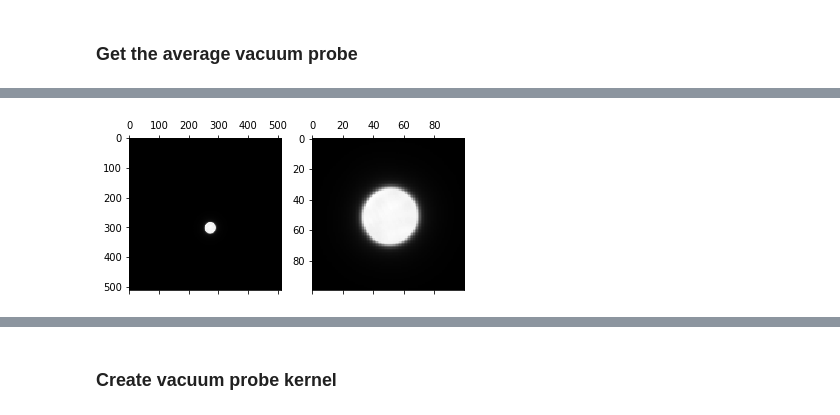
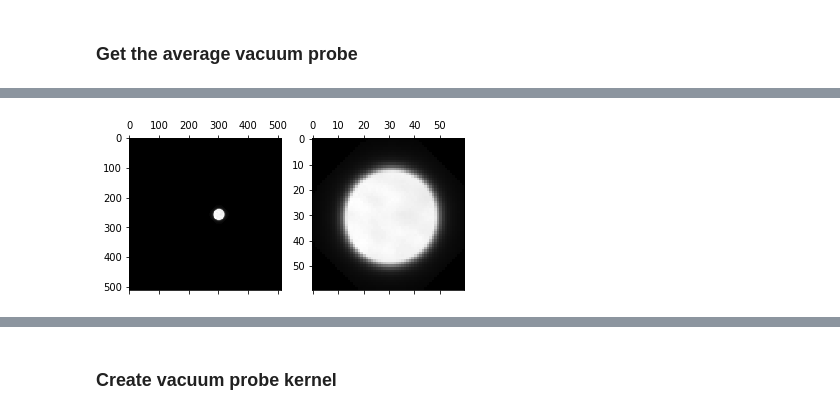
Before and after one commit to py4dstem/py4DSTEM, a Jupyter notebook: py4DSTEM/notebooks/workflow_demos/strain/Notebook1__get_vacuum_probe.ipynb, the cells around one changed output, grey strips where cells are left out. Cells and saved outputs as stored; diff of their text form; code cells hidden in the pictures.

```diff
--- a/py4DSTEM/notebooks/workflow_demos/strain/Notebook1__get_vacuum_probe.ipynb
+++ b/py4DSTEM/notebooks/workflow_demos/strain/Notebook1__get_vacuum_probe.ipynb
@@ -52,8 +50,8 @@ WARNING:hyperspy_gui_traitsui:The traitsui GUI elements are not available.
 # %%
 # Load data
-fp = "/home/ben/Data/20180905_FePO4_unlithiated/raw/Stack1_57x47+30nmss_spot 8_0p05s_CL=600_alpha=0p48_300kV_bin4.dm4"
+fp = "/home/ben/Data/20180905_FePO4_unlithiated/raw/Stack2_60x60+30nmss_spot 8_0p05s_CL=600_alpha=0p48_300kV_bin4.dm4"
 dc = py4DSTEM.readwrite.read(fp)
-dc.set_scan_shape(47,57)
+dc.set_scan_shape(60,60)
 dc.data4D = np.roll(dc.data4D,-2,1) # Correct for acquisition wrap-around error
 dc.name = 'datacube'
 # %% [output]
@@ -74,9 +62,20 @@ ROI = RealSlice(data)
 # %%
+# Select ROI
+
+xmin,xmax=45,55
+ymin,ymax=5,15
+
+ROI = np.zeros_like(dc.data4D[:,:,0,0],dtype=bool)
+ROI[xmin:xmax,ymin:ymax] = True
+
+# Display
 ave_im = np.average(dc.data4D,axis=(2,3))
+roi_rect = Rectangle(xy=(ymin-0.5,xmin-0.5),width=ymax-ymin,height=xmax-xmin,fill=False,color='r')
 
 fig,(ax1,ax2,ax3)=plt.subplots(1,3,figsize=(12,8))
 ax1.matshow(ave_im,cmap='gray')
-ax2.matshow(ave_im*(ROI.data2D==False),cmap='gray')
-ax3.matshow(ave_im[ROI.data2D].reshape(xmax-xmin,ymax-ymin),cmap='gray')
+ax1.add_patch(roi_rect)
+ax2.matshow(ROI,cmap='gray')
+ax3.matshow(ave_im[ROI].reshape(xmax-xmin,ymax-ymin),cmap='gray')
 plt.show()
 # %% [output]
@@ -108,12 +83,25 @@ probe_template = DiffractionSlice(ref_DP)
+# %%
+# Get average, shift-corrected probe from ROI
+
+mask_threshold = 0.2
+mask_expansion = 12
+mask_opening = 3
+verbose = False
+
+probe = get_average_probe_from_ROI(dc, ROI=ROI,
+                                       mask_threshold=mask_threshold,
+                                       mask_expansion=mask_expansion,
+                                       mask_opening=mask_opening,
+                                       verbose=verbose)
 # %%
-# Get (initial) center of mass
-# Show shifted, averaged DP
+# Show average probe
 
-xCoM_init,yCoM_init = py4DSTEM.process.utils.get_CoM(probe_template.data2D)
+rad = 30
+xCoM_init,yCoM_init = get_CoM(probe)
 
 fig,(ax1,ax2)=plt.subplots(1,2)
-ax1.matshow(probe_template.data2D,cmap='gray')
-ax2.matshow(probe_template.data2D[int(xCoM_init)-50:int(xCoM_init)+50,int(yCoM_init)-50:int(yCoM_init)+50])
+ax1.matshow(probe,cmap='gray')
+ax2.matshow(probe[int(xCoM_init)-rad:int(xCoM_init)+rad,int(yCoM_init)-rad:int(yCoM_init)+rad])
 plt.show()
 # %% [output]
-[figure, old version]
+[figure, new version]
```
Also changed, not shown: parts of 17 cells of this notebook, 6 other files.
